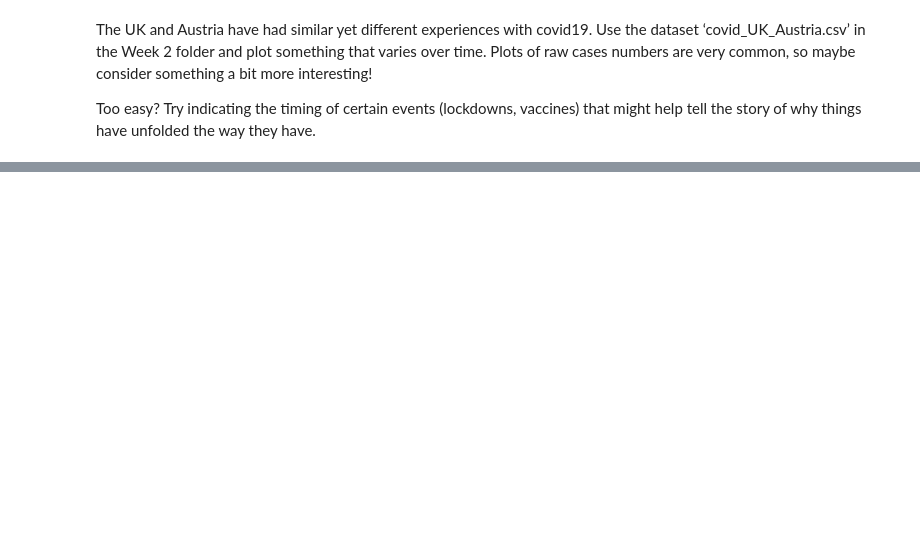
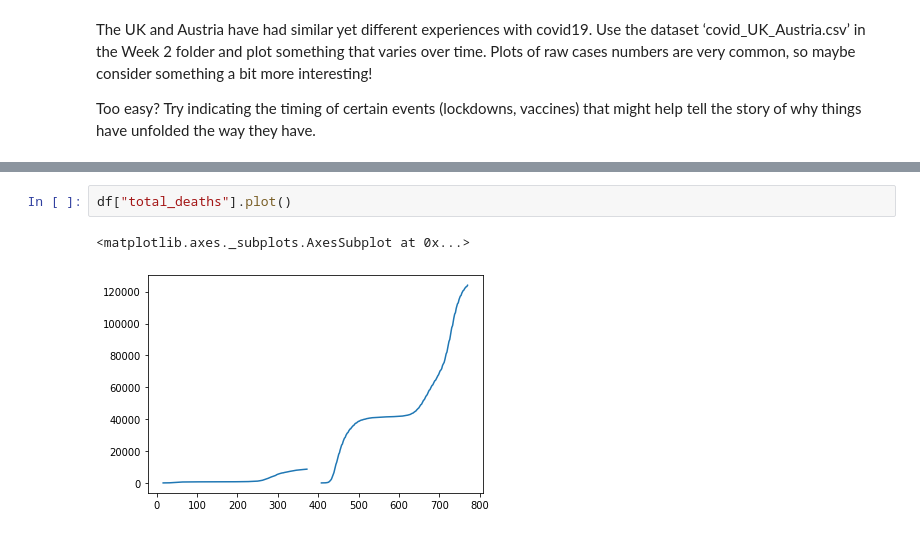
Before and after one commit to acumpelik/DataVisualizationClass, a Jupyter notebook: Week 2/DataVis2021_Assignment2_Cumpelik.ipynb, the cells around one changed output, grey strips where cells are left out. Saved outputs shown, nothing was run; the diff lists cells and outputs as text; blank space fills up the shorter version.

```diff
--- a/Week 2/DataVis2021_Assignment2_Cumpelik.ipynb
+++ b/Week 2/DataVis2021_Assignment2_Cumpelik.ipynb
@@ -22,0 +147,5 @@ df.head()
+# %%
+df["total_deaths"].plot()
+# %% [output]
+<matplotlib.axes._subplots.AxesSubplot at 0x...>
+[figure, added]
```
Also changed, not shown: parts of 13 cells of this notebook, 1 other file.
